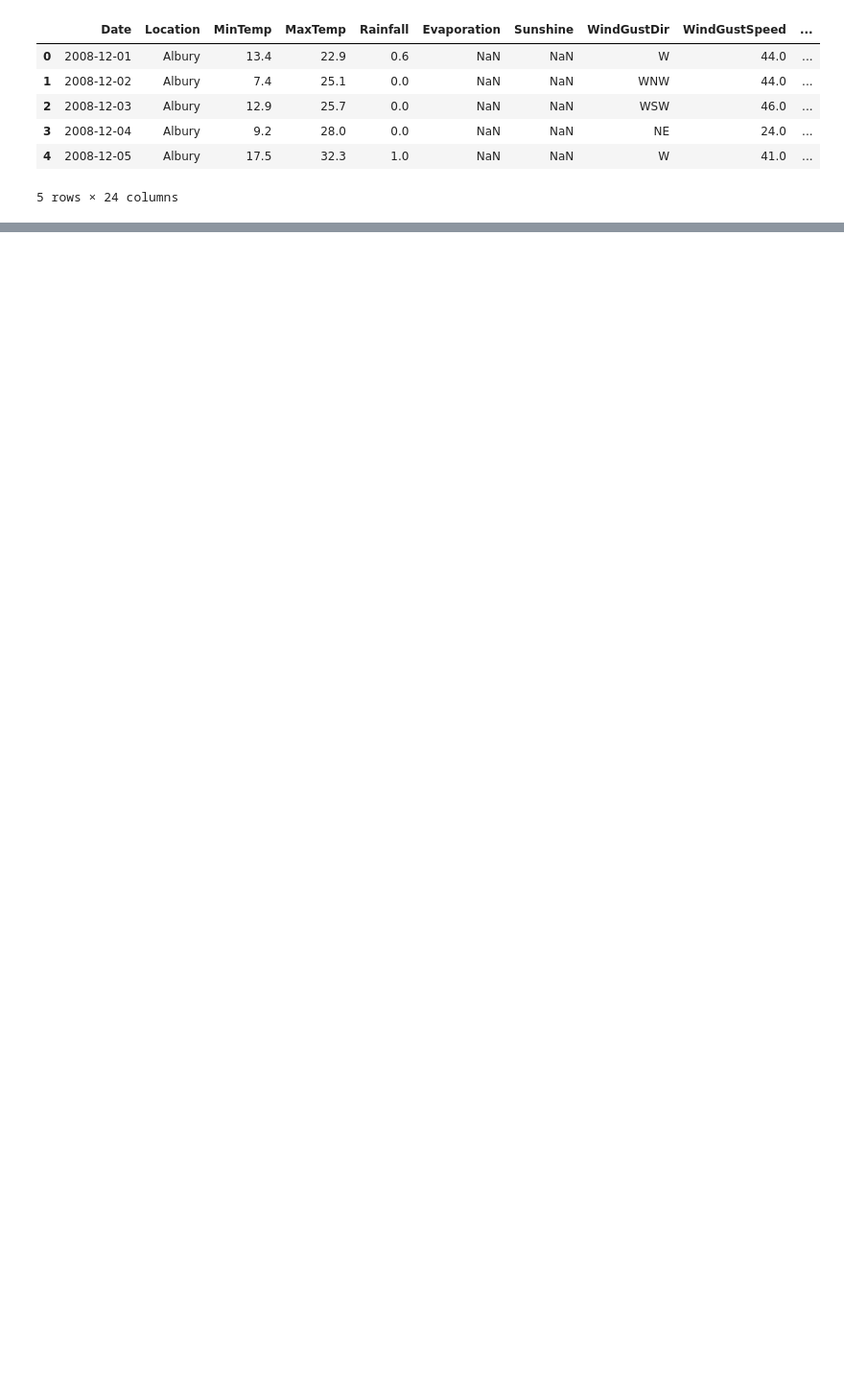
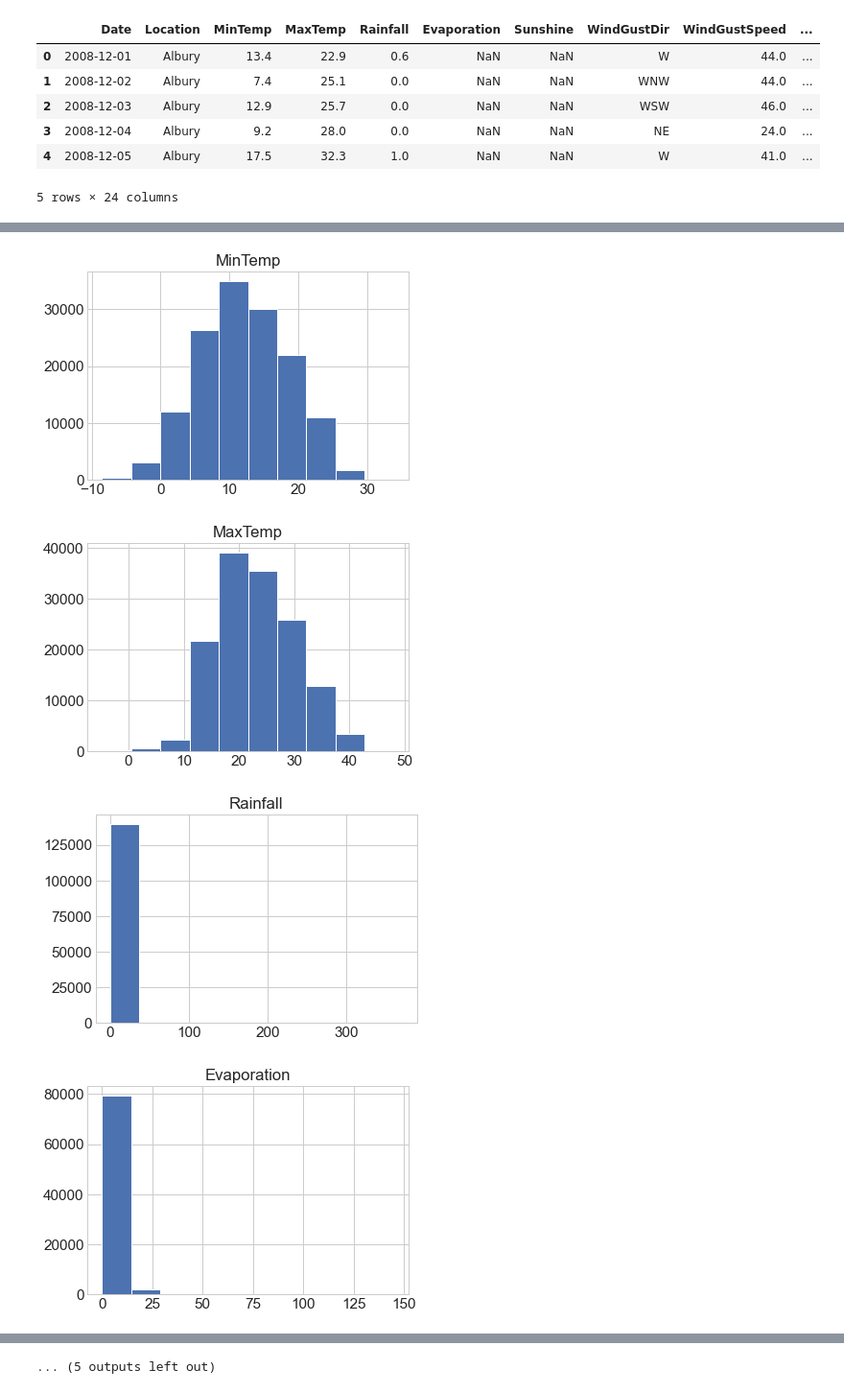
Before and after one commit to Erik-gitmannen1337-M/Rain, a Jupyter notebook: Rain.ipynb, the cells around one changed output, grey strips where cells are left out. Shown at 96% size. Drawn from its saved outputs; the diff is of its cells as text; code cells hidden in the pictures; blank space fills up the shorter version.

```diff
--- a/Rain.ipynb
+++ b/Rain.ipynb
@@ -232,3 +122,0 @@ train.WindSpeed9am.isnull().sum()
-# %%
-train.WindSpeed9am = train['WindSpeed9am'].interpolate(method='linear')
-train.WindSpeed9am.isnull().sum()
@@ -241,3 +122,0 @@ train.WindSpeed3pm.isnull().sum()
-# %%
-train.WindSpeed3pm = train['WindSpeed3pm'].interpolate(method='linear')
-train.WindSpeed3pm.isnull().sum()
@@ -247,0 +144,8 @@ df_bin.head()
+# %%
+# Parse date från string -> datetime samt tar bort date från train
+train['Date'] = pd.to_datetime(train['Date'])
+train['Year'] = train['Date'].dt.year
+train['Month'] = train['Date'].dt.month
+train['Day'] = train['Date'].dt.day
+train.drop('Date', axis=1, inplace=True)
+train.info()
@@ -247,0 +272,5 @@ df_bin.head()
+# %%
+# Går igenom kolumnerna och tar fram alla numeriska variabler och lägger i en list
+num = [var for var in train.columns if train[var].dtype!='O']
+print('There are {} numerical variables\n'.format(len(num)))
+print('The numerical variables are :', num)
@@ -247,0 +290,11 @@ df_bin.head()
+# %%
+for i in train[num].columns:
+    plt.hist(train[num][i])
+    plt.title(i)
+    plt.show()
+plt.tight_layout()
+# %% [output]
+[figure, added]
+[figure, added]
+[figure, added]
+[figure, added]
@@ -247,0 +309 @@ df_bin.head()
+... (5 outputs left out)
```
Also changed, not shown: parts of 84 cells of this notebook.
